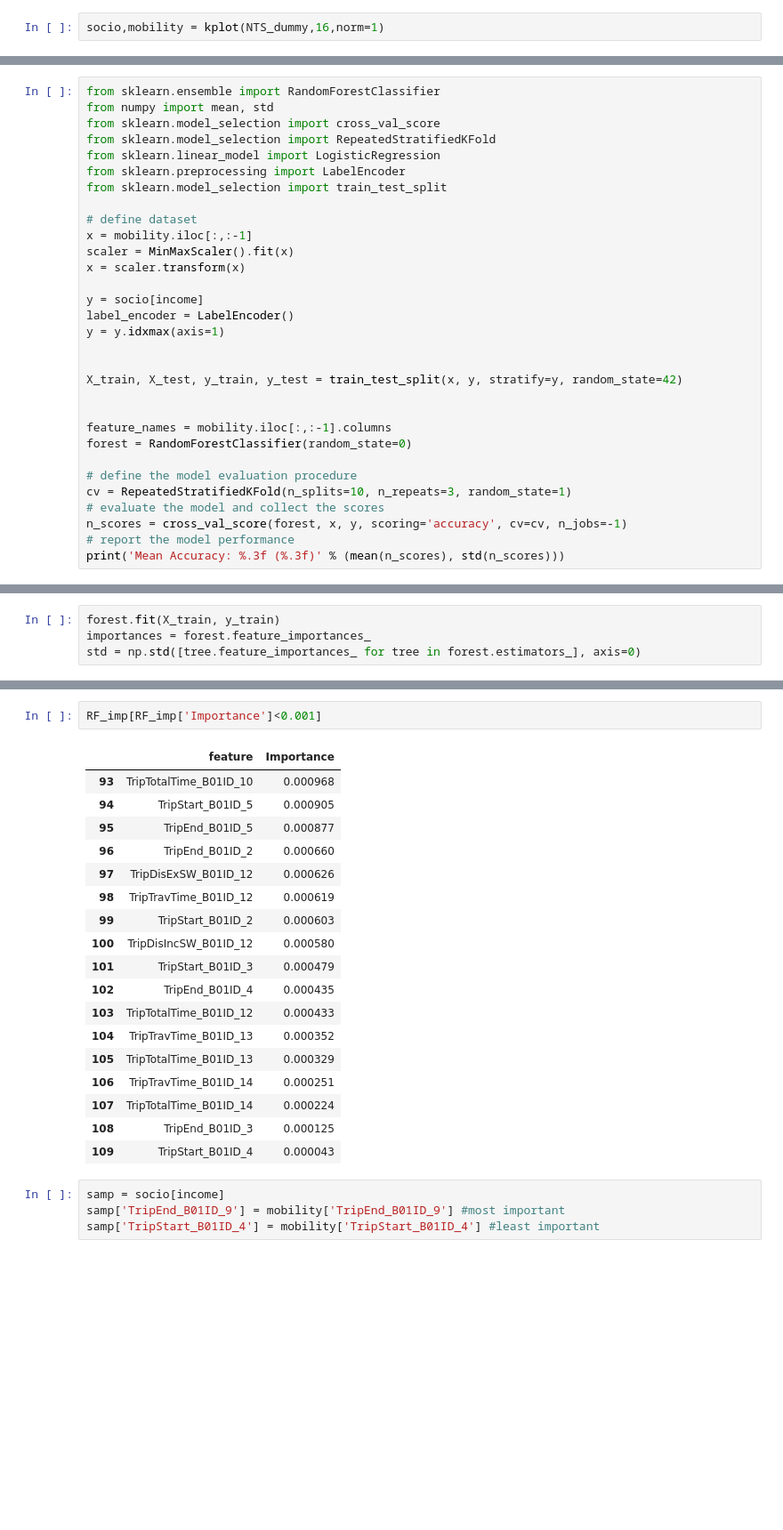
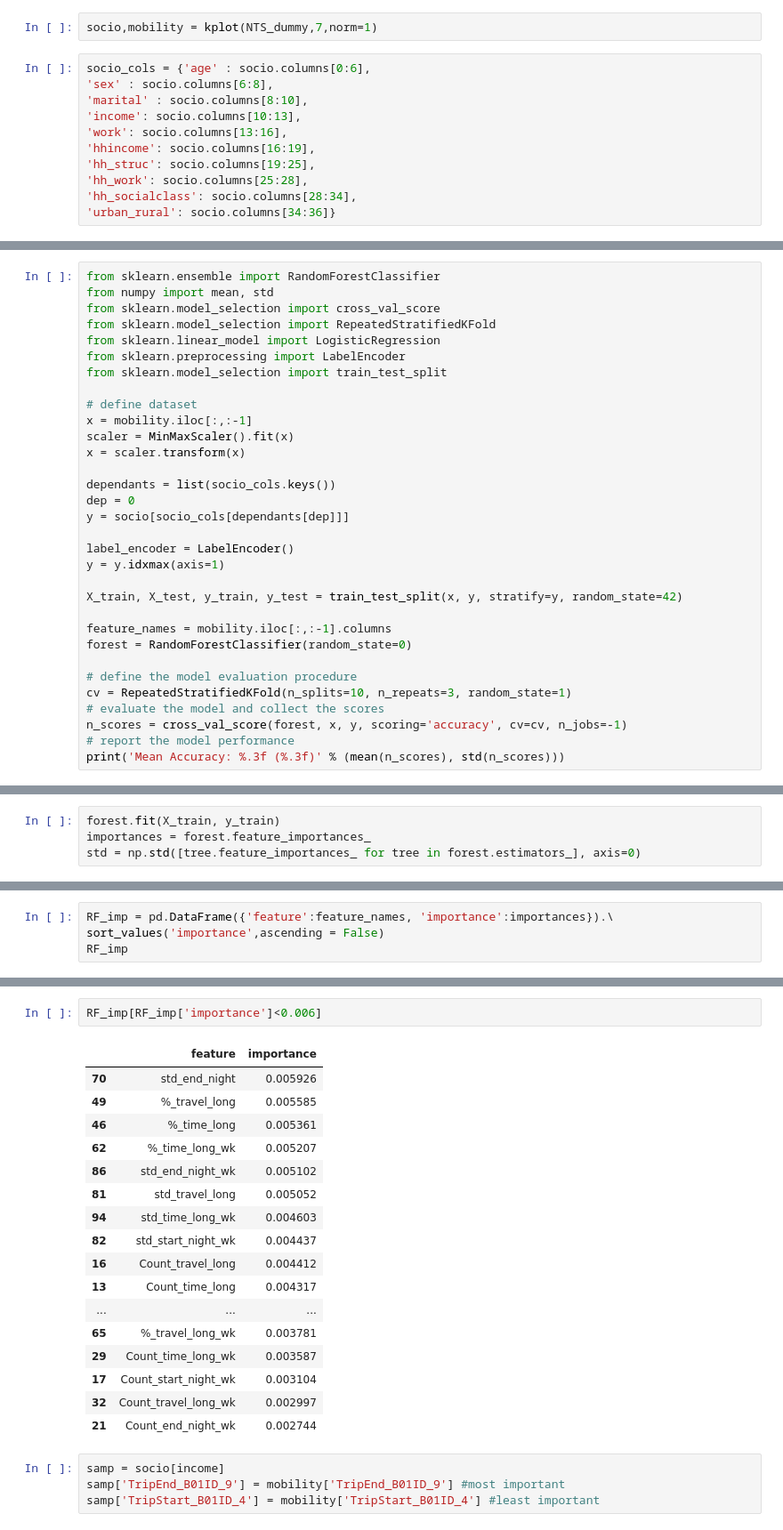
Before and after one commit to arashk1990/covid19mobility, a Jupyter notebook: models/clustering.ipynb, the cells around one changed output, grey strips where cells are left out. Shown at 89% size. Cells and saved outputs as stored; diff of their text form; blank space fills up the shorter version.

```diff
--- a/models/clustering.ipynb
+++ b/models/clustering.ipynb
@@ -121,7 +49,18 @@ def kplot(df,k,norm=1):
 
   return socio,mobility
 # %%
-socio,mobility = kplot(NTS_dummy,16,norm=1)
+socio,mobility = kplot(NTS_dummy,7,norm=1)
+# %%
+socio_cols = {'age' : socio.columns[0:6],
+'sex' : socio.columns[6:8],
+'marital' : socio.columns[8:10],
+'income': socio.columns[10:13],
+'work': socio.columns[13:16],
+'hhincome': socio.columns[16:19],
+'hh_struc': socio.columns[19:25],
+'hh_work': socio.columns[25:28],
+'hh_socialclass': socio.columns[28:34],
+'urban_rural': socio.columns[34:36]}
 # %%
 mobility.groupby('label').size()
 # %% [output]
@@ -220,13 +170,14 @@ x = mobility.iloc[:,:-1]
 scaler = MinMaxScaler().fit(x)
 x = scaler.transform(x)
 
-y = socio[income]
+dependants = list(socio_cols.keys())
+dep = 0
+y = socio[socio_cols[dependants[dep]]]
+
 label_encoder = LabelEncoder()
 y = y.idxmax(axis=1)
 
-
 X_train, X_test, y_train, y_test = train_test_split(x, y, stratify=y, random_state=42)
-
 
 feature_names = mobility.iloc[:,:-1].columns
 forest = RandomForestClassifier(random_state=0)
@@ -256,0 +222,4 @@ RF_imp= forest_importances.sort_values(ascending = False).reset_index()\
+# %%
+RF_imp = pd.DataFrame({'feature':feature_names, 'importance':importances}).\
+sort_values('importance',ascending = False)
+RF_imp
@@ -282,24 +265,23 @@ RF_imp[RF_imp['Importance']>0.01]
 # %%
-RF_imp[RF_imp['Importance']<0.001]
+RF_imp[RF_imp['importance']<0.006]
 # %% [output]
-|  | feature | Importance |
-| 93 | TripTotalTime_B01ID_10 | 0.000968 |
-| 94 | TripStart_B01ID_5 | 0.000905 |
-| 95 | TripEnd_B01ID_5 | 0.000877 |
-| 96 | TripEnd_B01ID_2 | 0.000660 |
-| 97 | TripDisExSW_B01ID_12 | 0.000626 |
-| 98 | TripTravTime_B01ID_12 | 0.000619 |
-| 99 | TripStart_B01ID_2 | 0.000603 |
-| 100 | TripDisIncSW_B01ID_12 | 0.000580 |
-| 101 | TripStart_B01ID_3 | 0.000479 |
-| 102 | TripEnd_B01ID_4 | 0.000435 |
-| 103 | TripTotalTime_B01ID_12 | 0.000433 |
-| 104 | TripTravTime_B01ID_13 | 0.000352 |
-| 105 | TripTotalTime_B01ID_13 | 0.000329 |
-| 106 | TripTravTime_B01ID_14 | 0.000251 |
-| 107 | TripTotalTime_B01ID_14 | 0.000224 |
-| 108 | TripEnd_B01ID_3 | 0.000125 |
-| 109 | TripStart_B01ID_4 | 0.000043 |
+|  | feature | importance |
+| 70 | std_end_night | 0.005926 |
+| 49 | %_travel_long | 0.005585 |
+| 46 | %_time_long | 0.005361 |
+| 62 | %_time_long_wk | 0.005207 |
+| 86 | std_end_night_wk | 0.005102 |
+| 81 | std_travel_long | 0.005052 |
+| 94 | std_time_long_wk | 0.004603 |
+| 82 | std_start_night_wk | 0.004437 |
+| 16 | Count_travel_long | 0.004412 |
+| 13 | Count_time_long | 0.004317 |
+| ... | ... | ... |
+| 65 | %_travel_long_wk | 0.003781 |
+| 29 | Count_time_long_wk | 0.003587 |
+| 17 | Count_start_night_wk | 0.003104 |
+| 32 | Count_travel_long_wk | 0.002997 |
+| 21 | Count_end_night_wk | 0.002744 |
 # %%
 samp = socio[income]
 samp['TripEnd_B01ID_9'] = mobility['TripEnd_B01ID_9'] #most important
```
Also changed, not shown: parts of 17 cells of this notebook.
